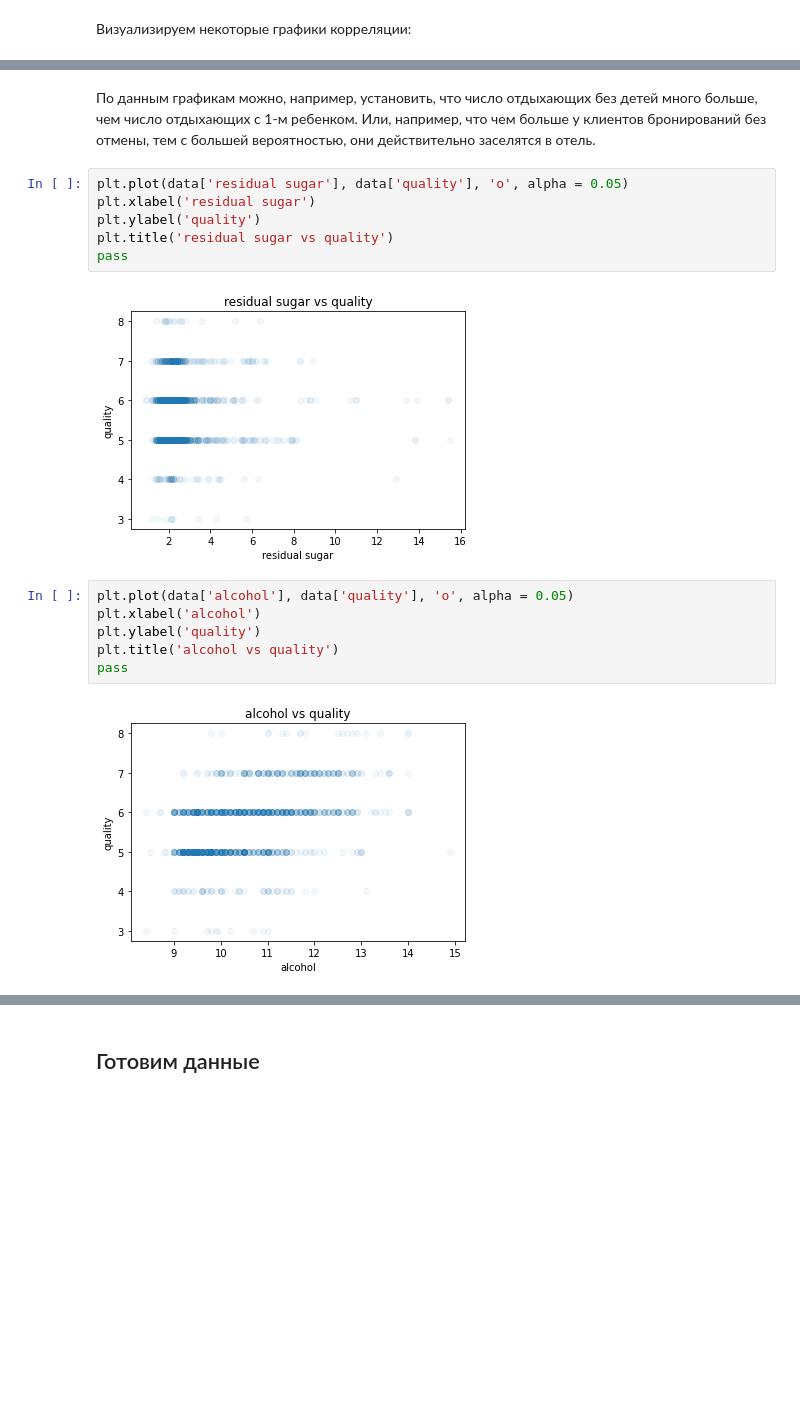
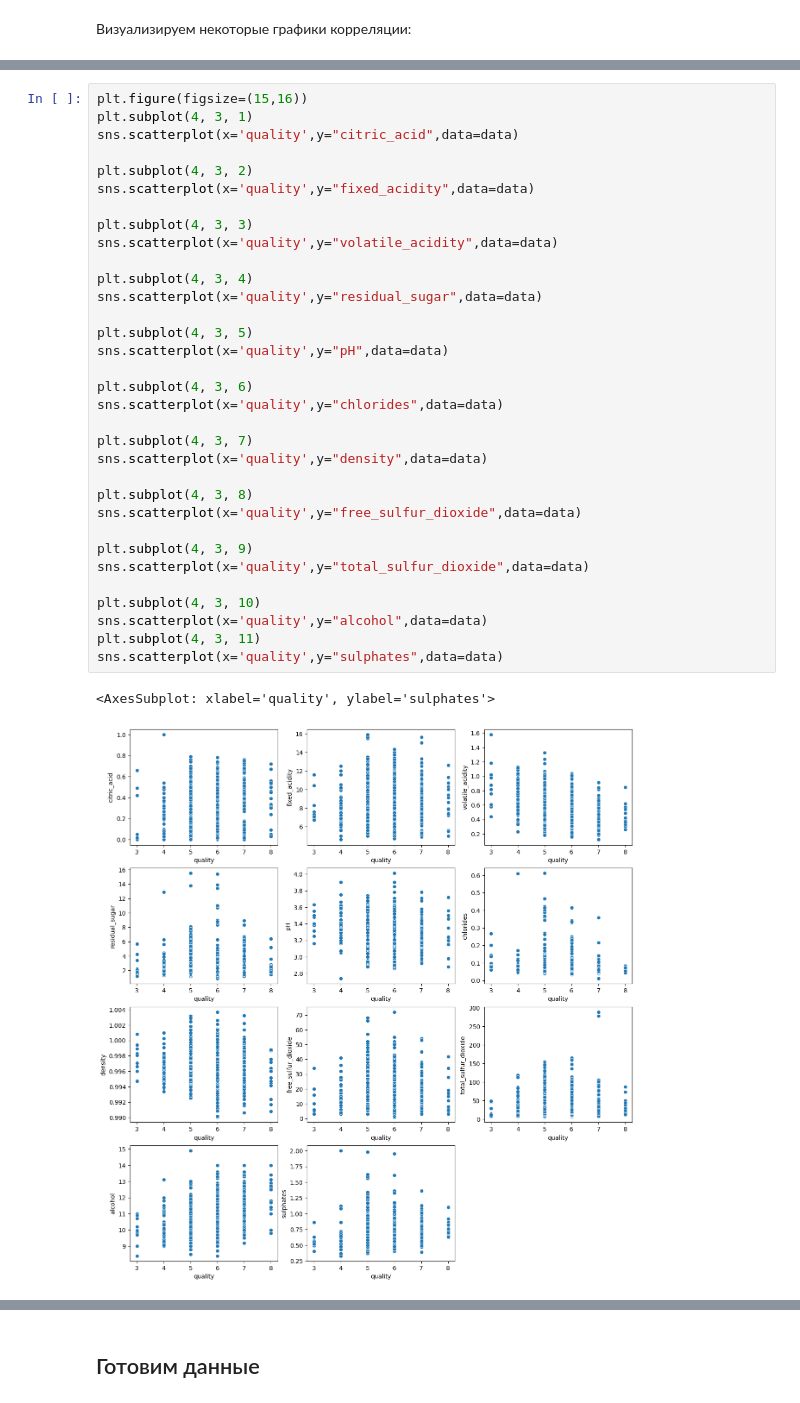
Before and after one commit to KutuevR/Machine_learning_2022, a Jupyter notebook: RedWineQuality.ipynb, the cells around one changed output, grey strips where cells are left out. Drawn from its saved outputs; the diff is of its cells as text; blank space fills up the shorter version.

```diff
--- a/RedWineQuality.ipynb
+++ b/RedWineQuality.ipynb
@@ -258,19 +231,36 @@ plt.grid()
-# %% [markdown]
-По данным графикам можно, например, установить, что число отдыхающих без детей много больше, чем число отдыхающих с 1-м ребенком.
-Или, например, что чем больше у клиентов бронирований без отмены, тем с большей вероятностью, они действительно заселятся в отель.
-# %%
-plt.plot(data['residual sugar'], data['quality'], 'o', alpha = 0.05)
-plt.xlabel('residual sugar')
-plt.ylabel('quality')
-plt.title('residual sugar vs quality')
-pass
-# %% [output]
-[figure, removed]
-# %%
-plt.plot(data['alcohol'], data['quality'], 'o', alpha = 0.05)
-plt.xlabel('alcohol')
-plt.ylabel('quality')
-plt.title('alcohol vs quality')
-pass
-# %% [output]
-[figure, removed]
+# %%
+plt.figure(figsize=(15,16))
+plt.subplot(4, 3, 1)
+sns.scatterplot(x='quality',y="citric_acid",data=data)
+
+plt.subplot(4, 3, 2)
+sns.scatterplot(x='quality',y="fixed_acidity",data=data)
+
+plt.subplot(4, 3, 3)
+sns.scatterplot(x='quality',y="volatile_acidity",data=data)
+
+plt.subplot(4, 3, 4)
+sns.scatterplot(x='quality',y="residual_sugar",data=data)
+
+plt.subplot(4, 3, 5)
+sns.scatterplot(x='quality',y="pH",data=data)
+
+plt.subplot(4, 3, 6)
+sns.scatterplot(x='quality',y="chlorides",data=data)
+
+plt.subplot(4, 3, 7)
+sns.scatterplot(x='quality',y="density",data=data)
+
+plt.subplot(4, 3, 8)
+sns.scatterplot(x='quality',y="free_sulfur_dioxide",data=data)
+
+plt.subplot(4, 3, 9)
+sns.scatterplot(x='quality',y="total_sulfur_dioxide",data=data)
+
+plt.subplot(4, 3, 10)
+sns.scatterplot(x='quality',y="alcohol",data=data)
+plt.subplot(4, 3, 11)
+sns.scatterplot(x='quality',y="sulphates",data=data)
+# %% [output]
+<AxesSubplot: xlabel='quality', ylabel='sulphates'>
+[figure, added]
```
Also changed, not shown: parts of 52 cells of this notebook.
